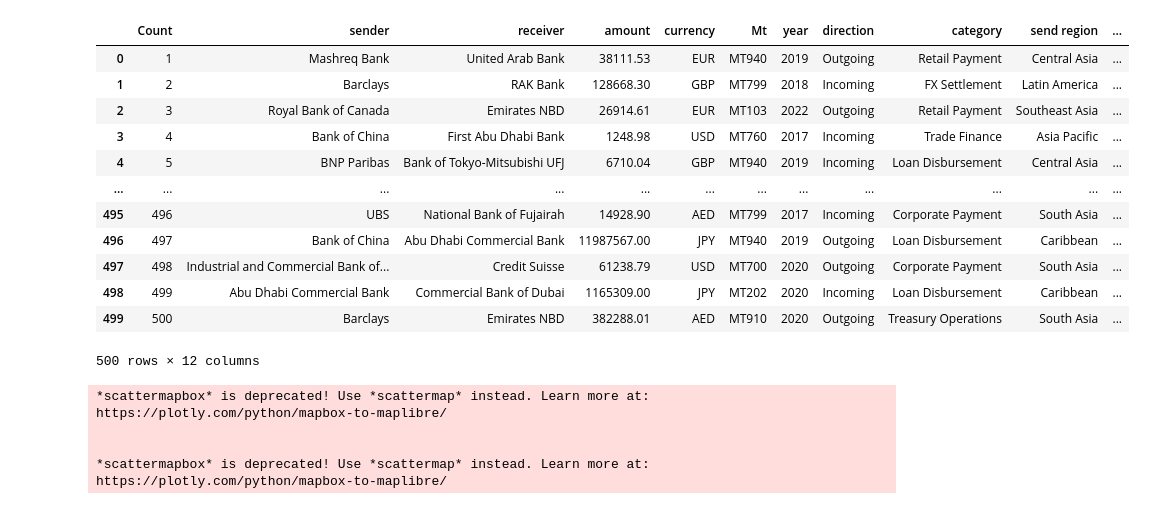
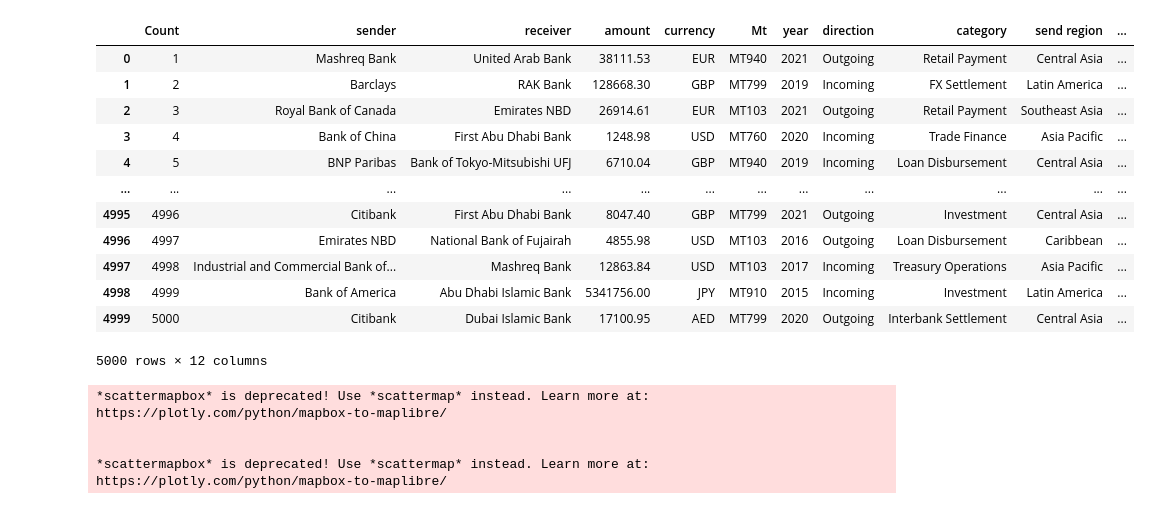
Before and after one commit to LiandarJoshua/ADCB, a Jupyter notebook: sampledashboard.ipynb, the cells around one changed output. Saved outputs shown, nothing was run; the diff lists cells and outputs as text; code cells hidden in the pictures.

```diff
--- a/sampledashboard.ipynb
+++ b/sampledashboard.ipynb
@@ -6,7 +6,7 @@ from datetime import datetime, timedelta
 
 np.random.seed(42)
 
-num_records = 500
+num_records = 5000
 
 banks = [
     "Citibank", "HSBC", "JPMorgan Chase", "Bank of America", "Standard Chartered",
@@ -63,42 +63,42 @@ for i in range(num_records):
     mt = np.random.choice(mt_types)
     year = random_date().year
     direction = np.random.choice(directions)
     category = np.random.choice(categories)
     send_region = np.random.choice(regions)
     mx_mt = "MT"  # All are MT in this simulation
 
     # Add to data
     data.append([
         count, sender, receiver, amount, currency, mt, year, direction,
         category, send_region, receiver_region, mx_mt
     ])
 
 columns = ['Count', 'sender', 'receiver', 'amount', 'currency', 'Mt', 'year',
            'direction', 'category', 'send region', 'receiver region', 'mx/mt']
 df = pd.DataFrame(data, columns=columns)
 
 for idx, row in df.iterrows():
     if row['currency'] == 'JPY':
         df.at[idx, 'amount'] = round(row['amount'] * 100)
     elif row['currency'] == 'AED':
         df.at[idx, 'amount'] = round(row['amount'] * 3.67, 2)
     elif row['currency'] == 'EUR':
         df.at[idx, 'amount'] = round(row['amount'] * 0.85, 2)
     elif row['currency'] == 'GBP':
         df.at[idx, 'amount'] = round(row['amount'] * 0.75, 2)
 
 df
 # %% [output]
 |  | Count | sender | receiver | amount | currency | Mt | year | direction | category | send region | ... |
-| 0 | 1 | Mashreq Bank | United Arab Bank | 38111.53 | EUR | MT940 | 2019 | Outgoing | Retail Payment | Central Asia | ... |
-| 1 | 2 | Barclays | RAK Bank | 128668.30 | GBP | MT799 | 2018 | Incoming | FX Settlement | Latin America | ... |
-| 2 | 3 | Royal Bank of Canada | Emirates NBD | 26914.61 | EUR | MT103 | 2022 | Outgoing | Retail Payment | Southeast Asia | ... |
-| 3 | 4 | Bank of China | First Abu Dhabi Bank | 1248.98 | USD | MT760 | 2017 | Incoming | Trade Finance | Asia Pacific | ... |
+| 0 | 1 | Mashreq Bank | United Arab Bank | 38111.53 | EUR | MT940 | 2021 | Outgoing | Retail Payment | Central Asia | ... |
+| 1 | 2 | Barclays | RAK Bank | 128668.30 | GBP | MT799 | 2019 | Incoming | FX Settlement | Latin America | ... |
+| 2 | 3 | Royal Bank of Canada | Emirates NBD | 26914.61 | EUR | MT103 | 2021 | Outgoing | Retail Payment | Southeast Asia | ... |
+| 3 | 4 | Bank of China | First Abu Dhabi Bank | 1248.98 | USD | MT760 | 2020 | Incoming | Trade Finance | Asia Pacific | ... |
 | 4 | 5 | BNP Paribas | Bank of Tokyo-Mitsubishi UFJ | 6710.04 | GBP | MT940 | 2019 | Incoming | Loan Disbursement | Central Asia | ... |
 | ... | ... | ... | ... | ... | ... | ... | ... | ... | ... | ... | ... |
-| 495 | 496 | UBS | National Bank of Fujairah | 14928.90 | AED | MT799 | 2017 | Incoming | Corporate Payment | South Asia | ... |
-| 496 | 497 | Bank of China | Abu Dhabi Commercial Bank | 11987567.00 | JPY | MT940 | 2019 | Outgoing | Loan Disbursement | Caribbean | ... |
-| 497 | 498 | Industrial and Commercial Bank of... | Credit Suisse | 61238.79 | USD | MT700 | 2020 | Outgoing | Corporate Payment | South Asia | ... |
-| 498 | 499 | Abu Dhabi Commercial Bank | Commercial Bank of Dubai | 1165309.00 | JPY | MT202 | 2020 | Incoming | Loan Disbursement | Caribbean | ... |
-| 499 | 500 | Barclays | Emirates NBD | 382288.01 | AED | MT910 | 2020 | Outgoing | Treasury Operations | South Asia | ... |
+| 4995 | 4996 | Citibank | First Abu Dhabi Bank | 8047.40 | GBP | MT799 | 2021 | Outgoing | Investment | Central Asia | ... |
+| 4996 | 4997 | Emirates NBD | National Bank of Fujairah | 4855.98 | USD | MT103 | 2016 | Outgoing | Loan Disbursement | Caribbean | ... |
+| 4997 | 4998 | Industrial and Commercial Bank of... | Mashreq Bank | 12863.84 | USD | MT103 | 2017 | Incoming | Treasury Operations | Asia Pacific | ... |
+| 4998 | 4999 | Bank of America | Abu Dhabi Islamic Bank | 5341756.00 | JPY | MT910 | 2015 | Incoming | Investment | Latin America | ... |
+| 4999 | 5000 | Citibank | Dubai Islamic Bank | 17100.95 | AED | MT799 | 2020 | Outgoing | Interbank Settlement | Central Asia | ... |
-500 rows × 12 columns
+5000 rows × 12 columns
```
Also changed, not shown: parts of 5 cells of this notebook, 3 other files.
